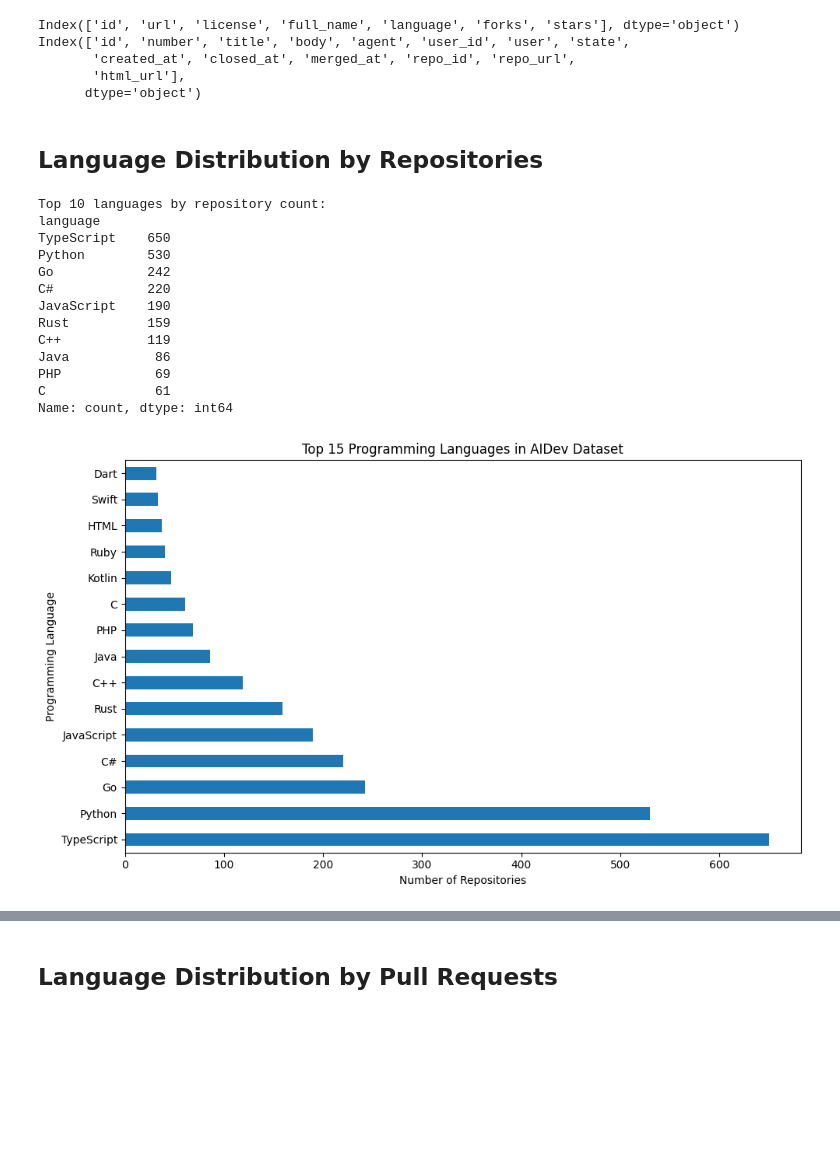
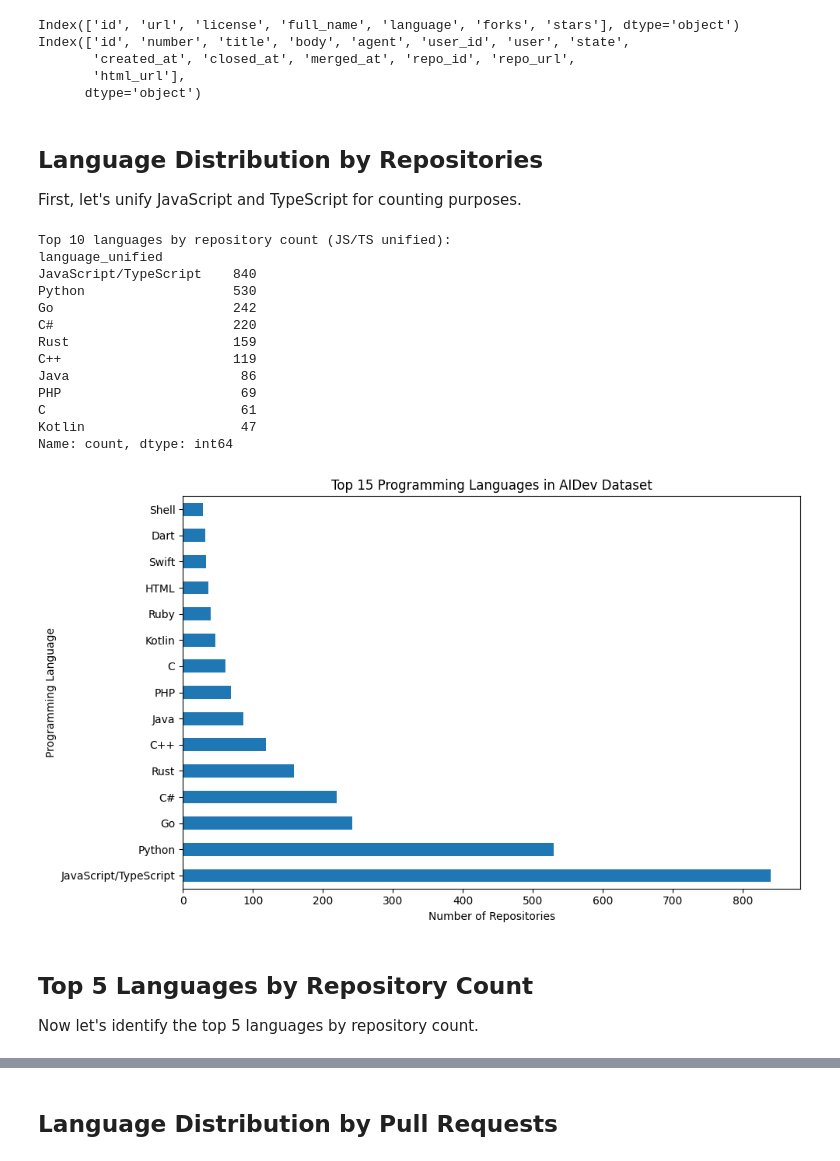
Before and after one commit to itsluketwist/agent-library-usage, a Jupyter notebook: notebooks/02_explore_languages.ipynb, the cells around one changed output, grey strips where cells are left out. Drawn from its saved outputs; the diff is of its cells as text; code cells hidden in the pictures; blank space fills up the shorter version.

Commit message:
Bump language analysis.

```diff
--- a/notebooks/02_explore_languages.ipynb
+++ b/notebooks/02_explore_languages.ipynb
@@ -33,31 +35,43 @@ Index(['id', 'number', 'title', 'body', 'agent', 'user_id', 'user', 'state',
       dtype='object')
 # %% [markdown]
 ## Language Distribution by Repositories
+
+First, let's unify JavaScript and TypeScript for counting purposes.
 # %%
-# Count repositories by language
-lang_counts = repo_pop_df["language"].value_counts()
-print("Top 10 languages by repository count:")
+# Create a unified language column (treat JS and TS as one)
+repo_pop_df["language_unified"] = repo_pop_df["language"].replace(
+    {"JavaScript": "JavaScript/TypeScript", "TypeScript": "JavaScript/TypeScript"}
+)
+
+# Count repositories by unified language
+lang_counts = repo_pop_df["language_unified"].value_counts()
+print("Top 10 languages by repository count (JS/TS unified):")
 print(lang_counts.head(10))
 
-# Visualize
-lang_counts.head(15).plot(kind="barh", figsize=(10, 6))
-plt.xlabel("Number of Repositories")
-plt.ylabel("Programming Language")
-plt.title("Top 15 Programming Languages in AIDev Dataset")
+# Visualise
+fig, ax = plt.subplots(figsize=(10, 6))
+lang_counts.head(15).plot(kind="barh", ax=ax)
+ax.set_xlabel("Number of Repositories")
+ax.set_ylabel("Programming Language")
+ax.set_title("Top 15 Programming Languages in AIDev Dataset")
 plt.tight_layout()
 plt.show()
 # %% [output]
-Top 10 languages by repository count:
-language
-TypeScript    650
-Python        530
-Go            242
-C#            220
-JavaScript    190
-Rust          159
-C++           119
-Java           86
-PHP            69
-C              61
+Top 10 languages by repository count (JS/TS unified):
+language_unified
+JavaScript/TypeScript    840
+Python                   530
+Go                       242
+C#                       220
+Rust                     159
+C++                      119
+Java                      86
+PHP                       69
+C                         61
+Kotlin                    47
 Name: count, dtype: int64
-[figure, old version]
+[figure, new version]
+# %% [markdown]
+## Top 5 Languages by Repository Count
+
+Now let's identify the top 5 languages by repository count.
```
Also changed, not shown: parts of 14 cells of this notebook.
